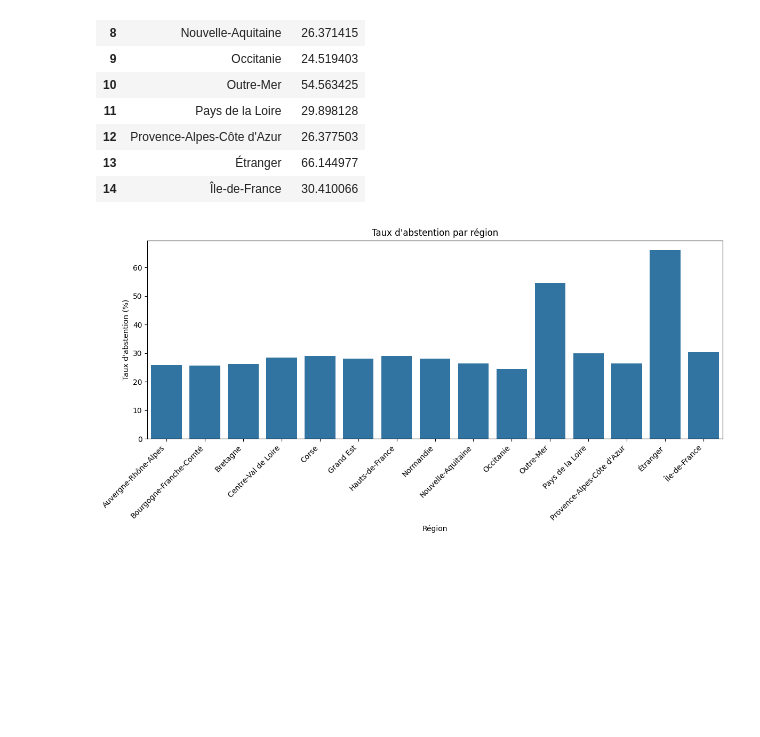
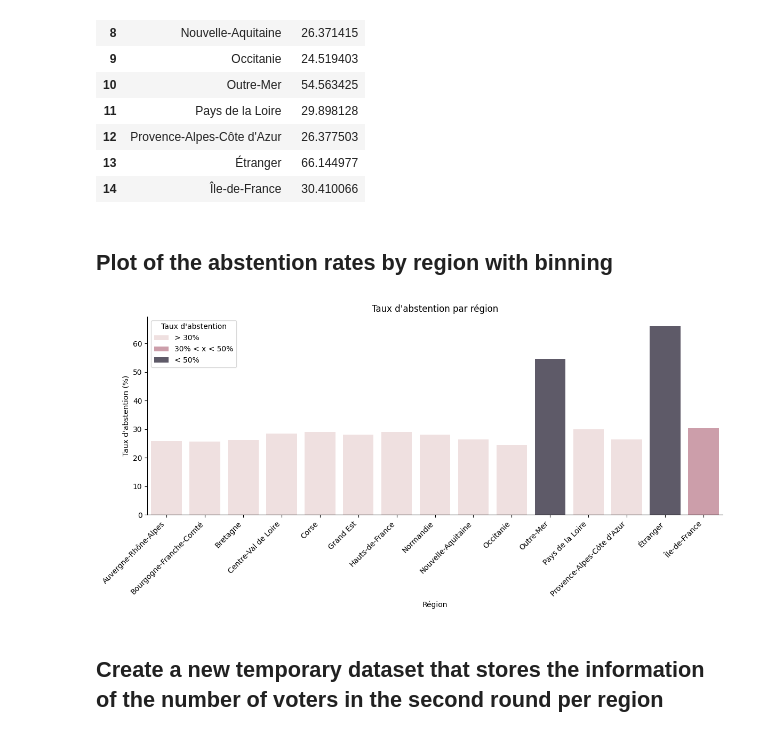
Before and after one commit to RonanRibouletPython/Data_Analysis_Job_Prep, a Jupyter notebook: Notebooks/EDA_Election_2024.ipynb, the cells around one changed output. Cells and saved outputs as stored; diff of their text form; code cells hidden in the pictures; blank space fills up the shorter version.

```diff
--- a/Notebooks/EDA_Election_2024.ipynb
+++ b/Notebooks/EDA_Election_2024.ipynb
@@ -442,19 +494,35 @@ abstention_per_region.head(16)
 | 12 | Provence-Alpes-Côte d'Azur | 26.377503 |
 | 13 | Étranger | 66.144977 |
 | 14 | Île-de-France | 30.410066 |
+# %% [markdown]
+## Plot of the abstention rates by region with binning
 # %%
-# Create the barplot
 plt.figure(figsize=(12, 6))  # Adjust figure size if needed
-sns.barplot(x='Libellé_Région', y='Abstention', data=abstention_per_region)
+
+# Create a new categorical variable based on value ranges
+bins = [0, 30, 50, 100]
+labels = ['> 30%', '30% < x < 50%', '< 50%']
+abstention_per_region["Taux d'abstention"] = pd.cut(abstention_per_region['Abstention'], bins=bins, labels=labels, right=False)
+
+# Create the barplot with 'hue'
+sns.barplot(x='Libellé_Région', y='Abstention', hue="Taux d'abstention", data=abstention_per_region, palette={'> 30%': '#f1dede', '30% < x < 50%': '#d496a7', '< 50%': '#5d576b'})
+
+ax = plt.gca()
+ax.spines['top'].set_visible(False)
+ax.spines['right'].set_visible(False)
+ax.spines['bottom'].set_visible(True)
+ax.spines['left'].set_visible(True)
 
 # Customize the plot
 plt.xticks(rotation=45, ha='right')  # Rotate x-axis labels for better readability
 plt.xlabel('Région')
 plt.ylabel('Taux d\'abstention (%)')
 plt.title('Taux d\'abstention par région')
 
 # Show the plot
 plt.tight_layout()
 plt.show()
 # %% [output]
-[figure, old version]
+[figure, new version]
+# %% [markdown]
+## Create a new temporary dataset that stores the information of the number of voters in the second round per region
```
Also changed, not shown: parts of 33 cells of this notebook.
